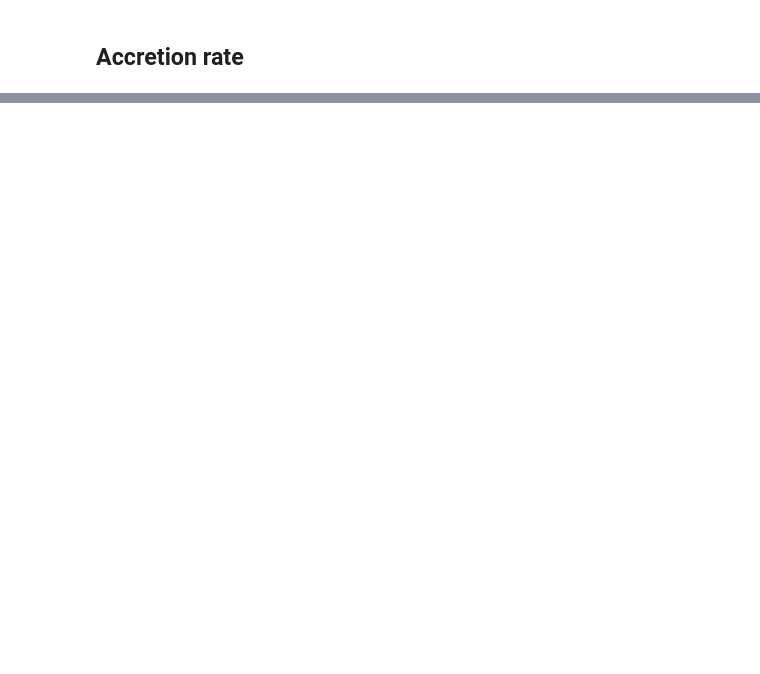
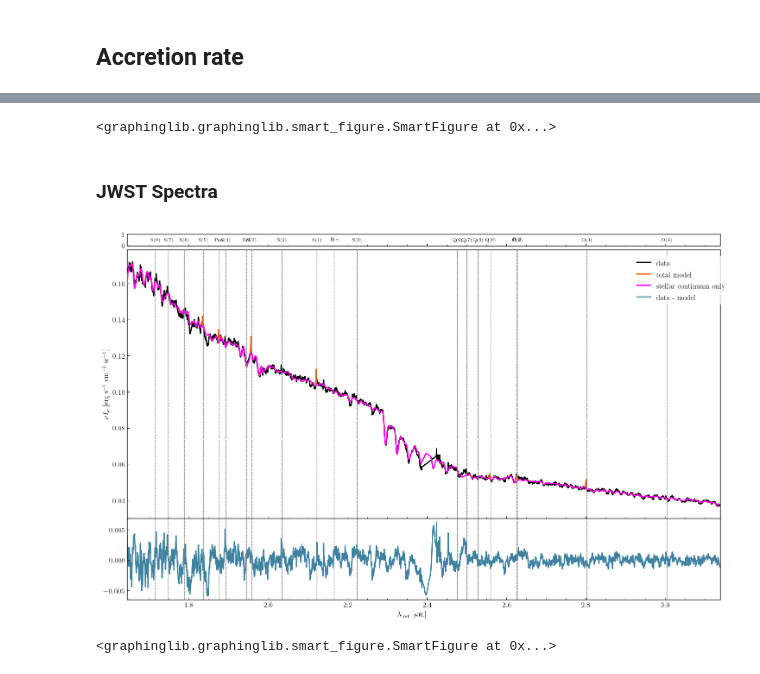
Before and after one commit to mamar828/master_centaurus, a Jupyter notebook: applications/paper_1/figs.ipynb, the cells around one changed output, grey strips where cells are left out. Drawn from its saved outputs; the diff is of its cells as text; code cells hidden in the pictures; blank space fills up the shorter version.

```diff
--- a/applications/paper_1/figs.ipynb
+++ b/applications/paper_1/figs.ipynb
@@ -3270,0 +3626,73 @@ print(((np.abs(velocities_km_per_s) / km_per_pc * s_per_year) / aperture_lengths
+# %%
+from matplotlib.ticker import MaxNLocator
+
+lines = ["HI_PA_ALPHA"]
+parameter_maps = [f"LINES.{line}.{type_}" for line in lines for type_ in ["1.FLUX", "1.VOFF", "1.FWHM"]]
+wavelengths = [1.87561, 2.1218, 1.9576, 1.8358]  # Pa alpha, S(1), S(3), S(5)
+cmap_ranges = [(-18.5, -17.3), (-330, 330), (30, 350)]
+cmaps = ["plasma", "coolwarm", "viridis"]
+hms = []
+
+for i, parameter_map in enumerate(parameter_maps):
+    snr = data_continuum_gm[f"{".".join(parameter_map.split(".")[:2])}.TOTAL_SNR"].data
+    map_ = data_continuum_gm[parameter_map].copy().mask(snr < SNR_cut)
+    if i % 3 == 0:  # apply the extinction
+        wavelength_index = large_fwhm_models.get_index_of_wavelength(wavelengths[i//3])
+        extinction = large_fwhm_models.emission_extinction[wavelength_index, :, :]
+        map_.data -= np.log10(extinction)
+    if i % 3 == 2:  # Convert the sigma maps from FWHM to sigma
+        map_.data /= 2 * np.sqrt(2 * np.log(2))
+
+    tick_values = MaxNLocator(nbins=18).tick_values(*cmap_ranges[i%3])
+    if i % 3 in [0, 2]:
+        tick_values = np.array([*tick_values, 1000])
+
+    if i % 3 in [1, 2]:
+        tick_values = [-10000, *tick_values, 10000]
+
+    hms.append(rotate(get_smoothed_contour(
+        image=map_.data,
+        gaussian_kernel_stddev=1,
+        levels=tick_values,
+        color_map=cmaps[i%3],
+        color_map_range=cmap_ranges[i%3],
+        show_color_bar=not i > 2,
+    )))
+
+hms[0].set_color_bar_params(position="top", label=r"\textbf{log($F$ [erg s$^{-1}$ cm$^{-2})$]}",
+                            ticks=hms[0].levels[2:-1:5])
+hms[1].set_color_bar_params(position="top", label=r"\textbf{velocity $v$ [km s$^{-1}$]}",
+                            ticks=hms[1].levels[2:-2:4])
+hms[2].set_color_bar_params(position="top", label=r"\textbf{vel. dispersion $\mathbf{\sigma}$ [km s$^{-1}$]}",
+                            ticks=hms[2].levels[2:-2:3])
+
+gas_kinematics_fig = gl.SmartFigure(
+    num_rows=len(lines),
+    num_cols=3,
+    # aspect_ratio=1,
+    size=(9, 4),
+    remove_x_ticks=True,
+    remove_y_ticks=True,
+    elements=list(zip(hms, [rotated_lores_AGN_pos]*len(parameter_maps))),
+    reference_labels=False,
+    width_padding=0,
+    height_padding=0,
+    x_lim=(20, 60.5),
+    y_lim=(-24, 19.5),
+    figure_style="dim",
+).set_reference_labels_params(**ref_label_params).set_visual_params(use_latex=True, font_family="serif")
+gas_kinematics_fig[-1, -1] += get_N_E_arrows(center=(27, -22), color="w") + [*nirspec_lores_scale_bar_elements_white]
+
+# Add text/arrows for identification
+gas_kinematics_fig.add_elements(*[jet_arrow]*3)
+
+gas_kinematics_fig.save("figures/casca/paalpha_all.pdf", transparent=True)
+# %% [output]
+<graphinglib.graphinglib.smart_figure.SmartFigure at 0x...>
+# %% [markdown]
+### JWST Spectra
+# %%
+large_fwhm_models.get_fit_figure((30, 28)).show()
+# %% [output]
+[figure, added]
+<graphinglib.graphinglib.smart_figure.SmartFigure at 0x...>
```
Also changed, not shown: parts of 63 cells of this notebook.
